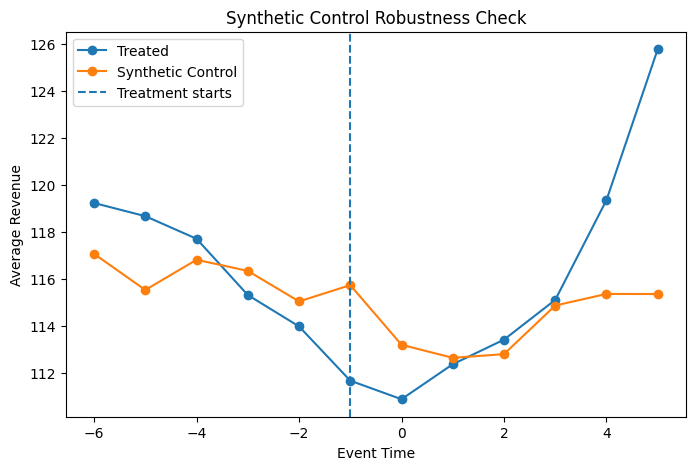
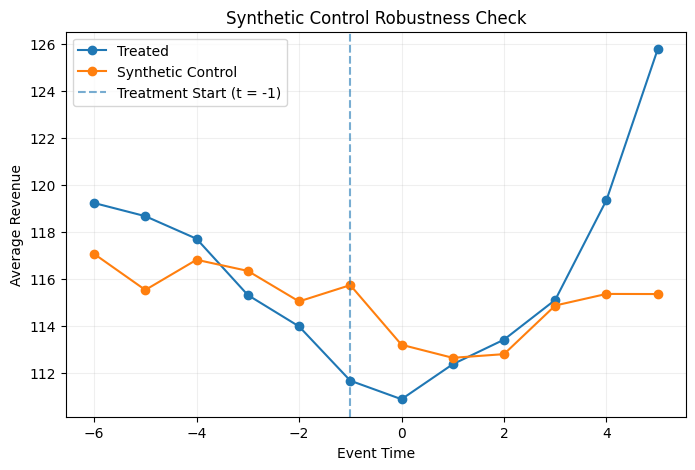
The notebook cell's code change between the first figure and the second:
--- before
+++ after
@@ -1,11 +1,31 @@
 plt.figure(figsize=(8, 5))
 
-plt.plot(treated_series.index, treated_series.values, marker="o", label="Treated")
-plt.plot(synthetic_series.index, synthetic_series.values, marker="o", label="Synthetic Control")
+plt.plot(
+    treated_series.index,
+    treated_series.values,
+    marker="o",
+    label="Treated"
+)
 
-plt.axvline(-1, linestyle="--", label="Treatment starts")
+plt.plot(
+    synthetic_series.index,
+    synthetic_series.values,
+    marker="o",
+    label="Synthetic Control"
+)
+
+plt.axvline(
+    -1,
+    linestyle="--",
+    alpha=0.6,
+    label="Treatment Start (t = -1)"
+)
+
 plt.title("Synthetic Control Robustness Check")
 plt.xlabel("Event Time")
 plt.ylabel("Average Revenue")
+
+plt.grid(alpha=0.2)
 plt.legend()
+
 plt.show()

Commit: final polish: fix chart sizing (match notebook), clean synthetic control visuals, improve consistency